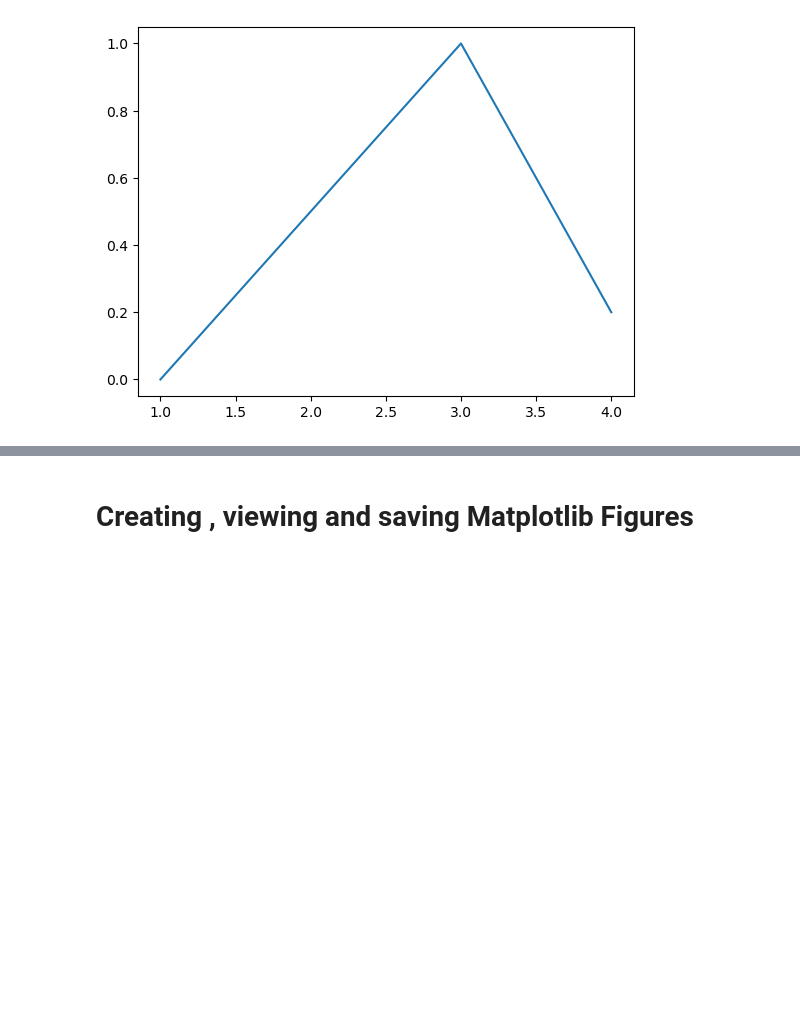
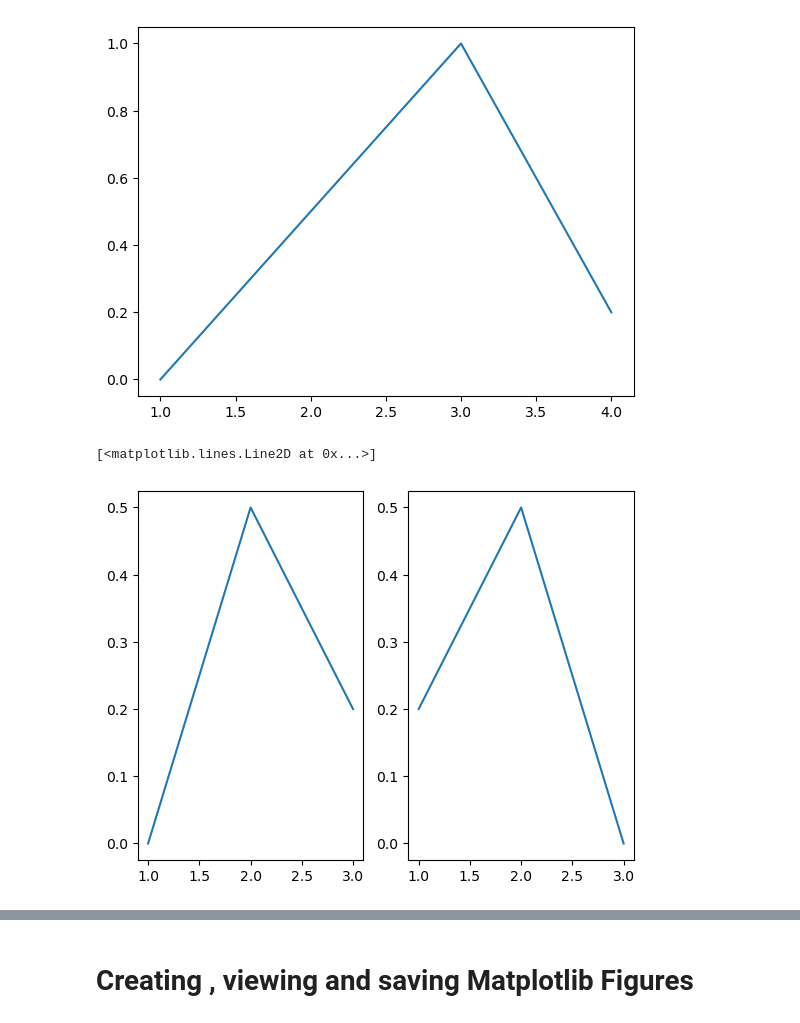
Before and after one commit to cyrio/greta-data-course, a Jupyter notebook: data_analyst/Matplotlib.ipynb, the cells around one changed output, grey strips where cells are left out. Drawn from its saved outputs; the diff is of its cells as text; code cells hidden in the pictures; blank space fills up the shorter version.

Commit message:
use matplotlib implicitly or explicitly

```diff
--- a/data_analyst/Matplotlib.ipynb
+++ b/data_analyst/Matplotlib.ipynb
@@ -24,3 +24,12 @@ plt.plot([1, 2, 3, 4], [0, 0.5, 1, 0.2])
 # %% [output]
 [<matplotlib.lines.Line2D at 0x...>]
 [figure]
+# %%
+plt.subplot(1,2,1) # instantiate a figure instance and create the first axe
+plt.plot([1, 2, 3], [0, 0.5, 0.2]) # plot in the first axe
+
+plt.subplot(1,2,2) # in the same figure instance create second axe
+plt.plot([3, 2, 1], [0, 0.5, 0.2]) # plot in the second axe
+# %% [output]
+[<matplotlib.lines.Line2D at 0x...>]
+[figure, added]
```
Also changed, not shown: parts of 2 cells of this notebook.
